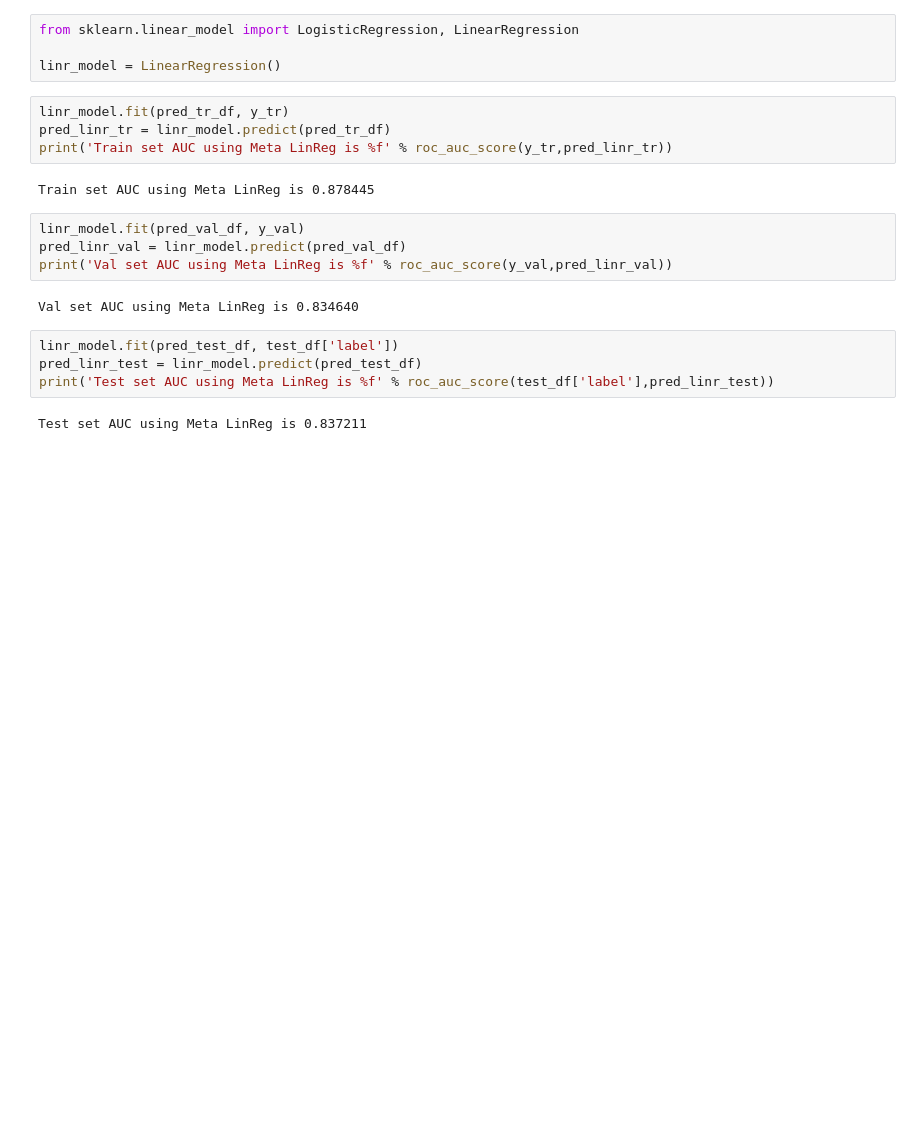
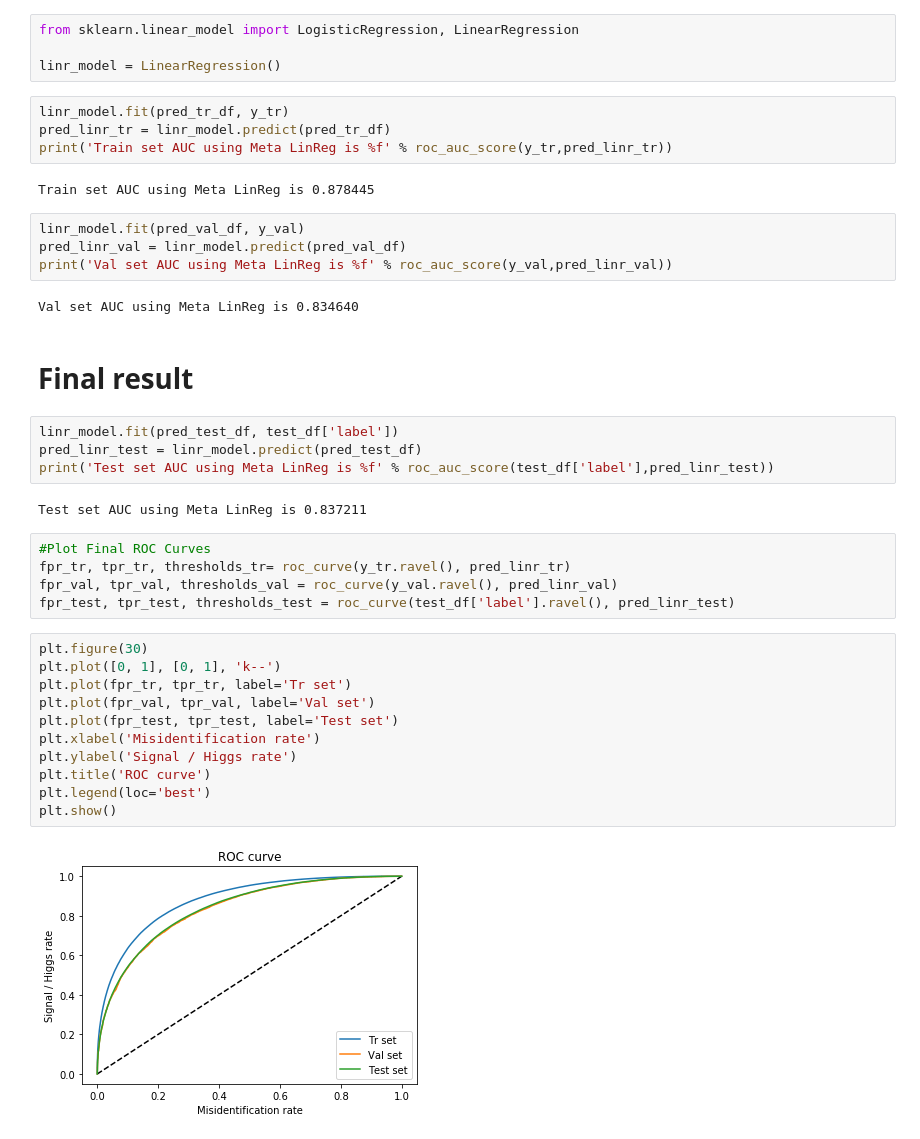
Before and after one commit to rsyarif/brown_lhc_ml_hackathon, a Jupyter notebook: Higgs_classification_brown_ml_hackathon_v2.ipynb, the cells around one changed output. Drawn from its saved outputs; the diff is of its cells as text; blank space fills up the shorter version.

Commit message:
with ROC curve plots

```diff
--- a/Higgs_classification_brown_ml_hackathon_v2.ipynb
+++ b/Higgs_classification_brown_ml_hackathon_v2.ipynb
@@ -288,9 +287,29 @@ pred_linr_val = linr_model.predict(pred_val_df)
 print('Val set AUC using Meta LinReg is %f' % roc_auc_score(y_val,pred_linr_val))
 # %% [output]
 Val set AUC using Meta LinReg is 0.834640
+# %% [markdown]
+# Final result
 # %%
 linr_model.fit(pred_test_df, test_df['label'])
 pred_linr_test = linr_model.predict(pred_test_df)
 print('Test set AUC using Meta LinReg is %f' % roc_auc_score(test_df['label'],pred_linr_test))
 # %% [output]
 Test set AUC using Meta LinReg is 0.837211
+# %%
+#Plot Final ROC Curves
+fpr_tr, tpr_tr, thresholds_tr= roc_curve(y_tr.ravel(), pred_linr_tr)
+fpr_val, tpr_val, thresholds_val = roc_curve(y_val.ravel(), pred_linr_val)
+fpr_test, tpr_test, thresholds_test = roc_curve(test_df['label'].ravel(), pred_linr_test)
+# %%
+plt.figure(30)
+plt.plot([0, 1], [0, 1], 'k--')
+plt.plot(fpr_tr, tpr_tr, label='Tr set')
+plt.plot(fpr_val, tpr_val, label='Val set')
+plt.plot(fpr_test, tpr_test, label='Test set')
+plt.xlabel('Misidentification rate')
+plt.ylabel('Signal / Higgs rate')
+plt.title('ROC curve')
+plt.legend(loc='best')
+plt.show()
+# %% [output]
+[figure, added]
```
Also changed, not shown: parts of 2 cells of this notebook.
